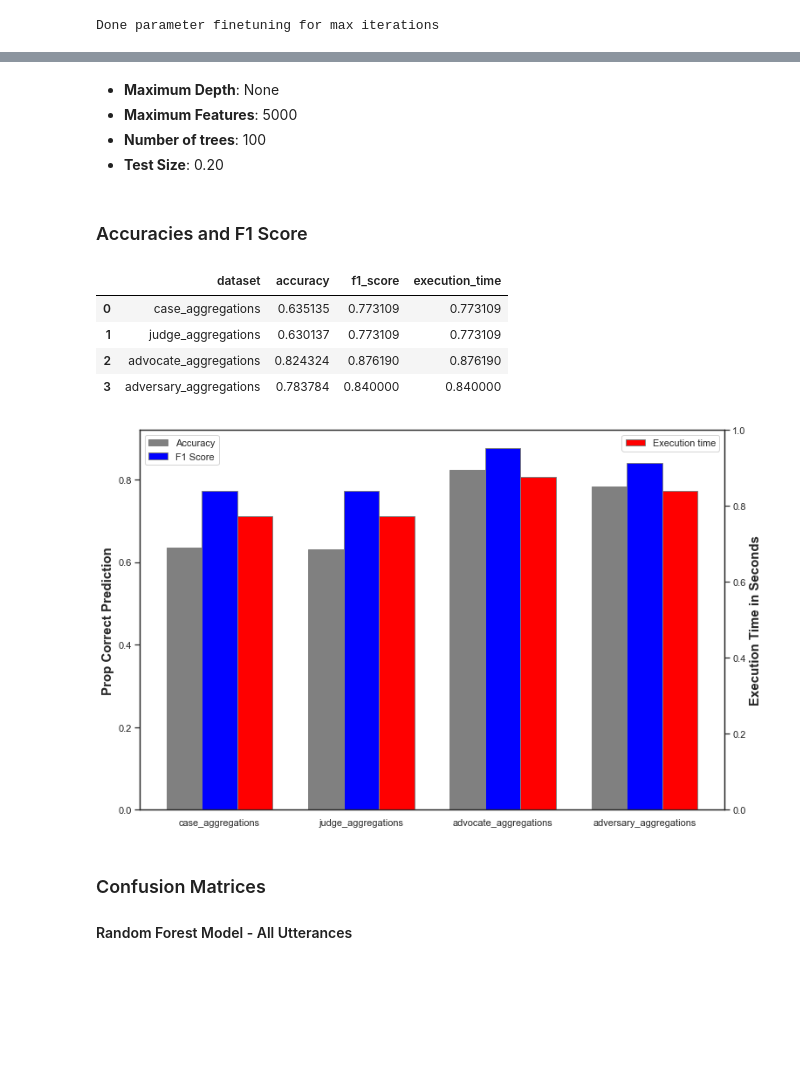
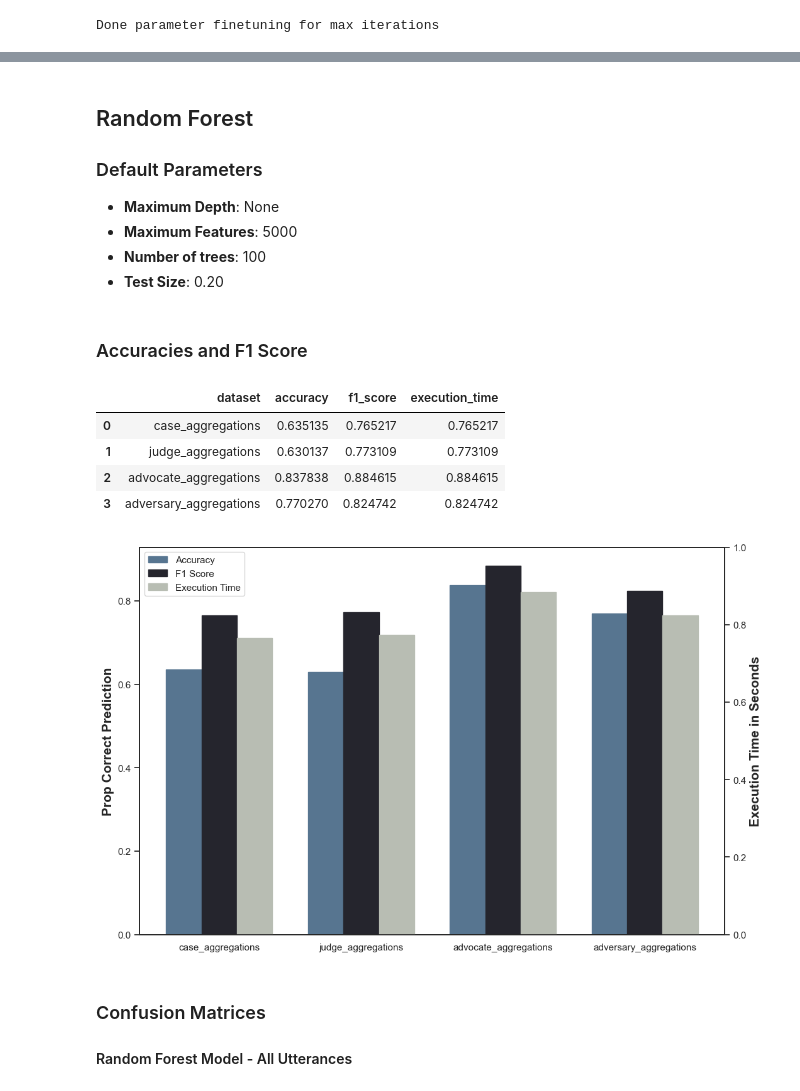
Before and after one commit to michplunkett/supreme-court-ml-predictions, a Jupyter notebook: final_presentation.ipynb, the cells around one changed output, grey strips where cells are left out. Cells and saved outputs as stored; diff of their text form; code cells hidden in the pictures; blank space fills up the shorter version.

```diff
--- a/final_presentation.ipynb
+++ b/final_presentation.ipynb
@@ -697,4 +745,6 @@ plot_accuracy_scores(
 # %% [markdown]
+## Random Forest
+### Default Parameters
 - **Maximum Depth**: None
 - **Maximum Features**: 5000
 - **Number of trees**: 100
@@ -702,23 +752,23 @@ plot_accuracy_scores(
 # %% [markdown]
 ### Accuracies and F1 Score
 # %%
-acc = dict_to_df(
+rf_acc = dict_to_df(
     ["dataset", "accuracy", "f1_score", "execution_time"],
     rf.accuracies,
     rf.f1,
     rf.execution_times,
 )
-acc
+rf_acc
 # %% [output]
 |  | dataset | accuracy | f1_score | execution_time |
-| 0 | case_aggregations | 0.635135 | 0.773109 | 0.773109 |
+| 0 | case_aggregations | 0.635135 | 0.765217 | 0.765217 |
 | 1 | judge_aggregations | 0.630137 | 0.773109 | 0.773109 |
-| 2 | advocate_aggregations | 0.824324 | 0.876190 | 0.876190 |
-| 3 | adversary_aggregations | 0.783784 | 0.840000 | 0.840000 |
+| 2 | advocate_aggregations | 0.837838 | 0.884615 | 0.884615 |
+| 3 | adversary_aggregations | 0.770270 | 0.824742 | 0.824742 |
 # %%
-disp_accuracy(acc, labs=acc["dataset"])
+disp_accuracy(rf_acc, labs=list(rf_acc["dataset"]))
 # %% [output]
-[figure, old version]
+[figure, new version]
 # %% [markdown]
 ### Confusion Matrices
 #### Random Forest Model - All Utterances
```
Also changed, not shown: parts of 78 cells of this notebook, 1 other file.
